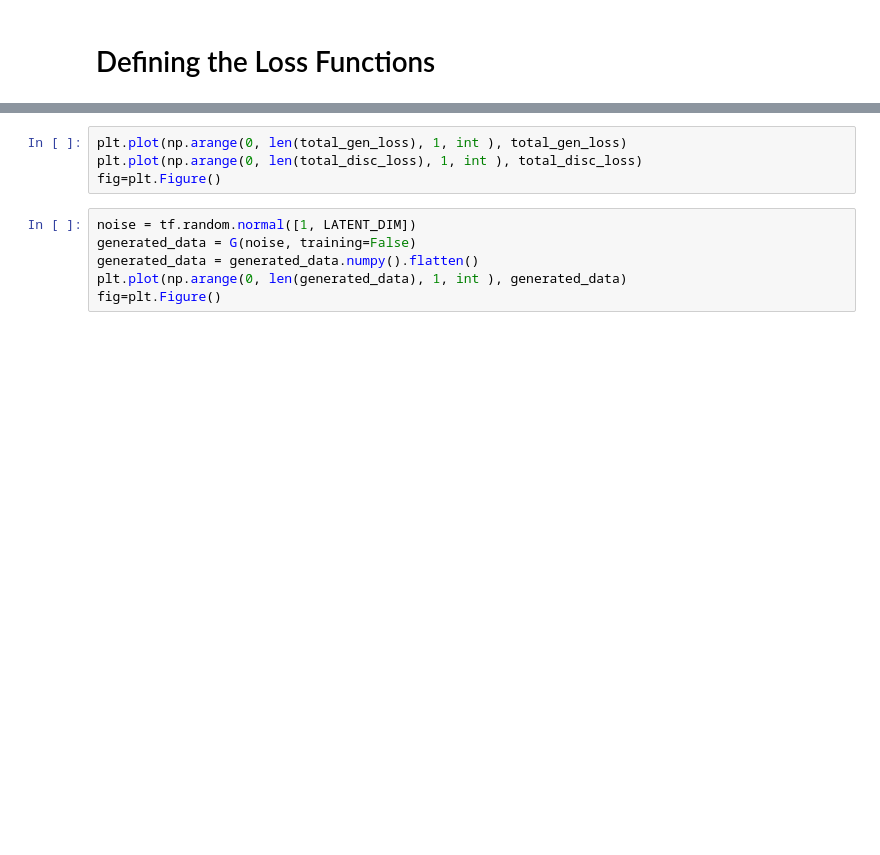
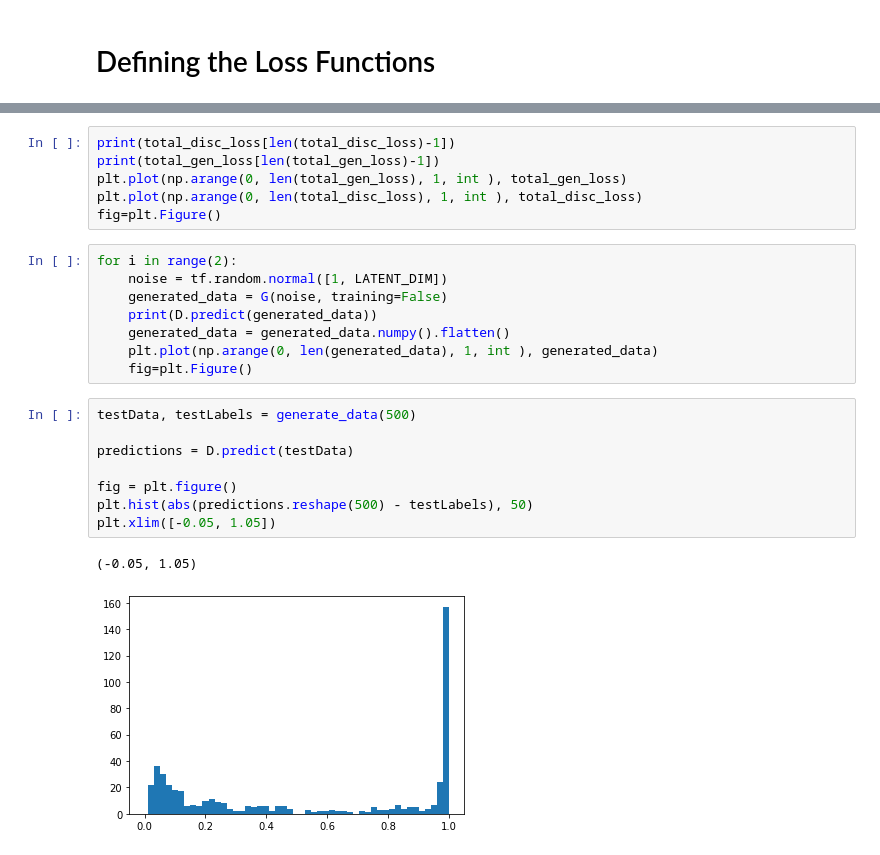
Before and after one commit to bboud/hydro-ml, a Jupyter notebook: GAN.ipynb, the cells around one changed output, grey strips where cells are left out. Saved outputs shown, nothing was run; the diff lists cells and outputs as text; blank space fills up the shorter version.

```diff
--- a/GAN.ipynb
+++ b/GAN.ipynb
@@ -300,10 +319,25 @@ Epoch: 435
 # %%
+print(total_disc_loss[len(total_disc_loss)-1])
+print(total_gen_loss[len(total_gen_loss)-1])
 plt.plot(np.arange(0, len(total_gen_loss), 1, int ), total_gen_loss)
 plt.plot(np.arange(0, len(total_disc_loss), 1, int ), total_disc_loss)
 fig=plt.Figure()
 # %%
-noise = tf.random.normal([1, LATENT_DIM])
-generated_data = G(noise, training=False)
-generated_data = generated_data.numpy().flatten()
-plt.plot(np.arange(0, len(generated_data), 1, int ), generated_data)
-fig=plt.Figure()
+for i in range(2):
+    noise = tf.random.normal([1, LATENT_DIM])
+    generated_data = G(noise, training=False)
+    print(D.predict(generated_data))
+    generated_data = generated_data.numpy().flatten()
+    plt.plot(np.arange(0, len(generated_data), 1, int ), generated_data)
+    fig=plt.Figure()
+# %%
+testData, testLabels = generate_data(500)
+
+predictions = D.predict(testData)
+
+fig = plt.figure()
+plt.hist(abs(predictions.reshape(500) - testLabels), 50)
+plt.xlim([-0.05, 1.05])
+# %% [output]
+(-0.05, 1.05)
+[figure, added]
```
Also changed, not shown: parts of 22 cells of this notebook, 4 other files.
